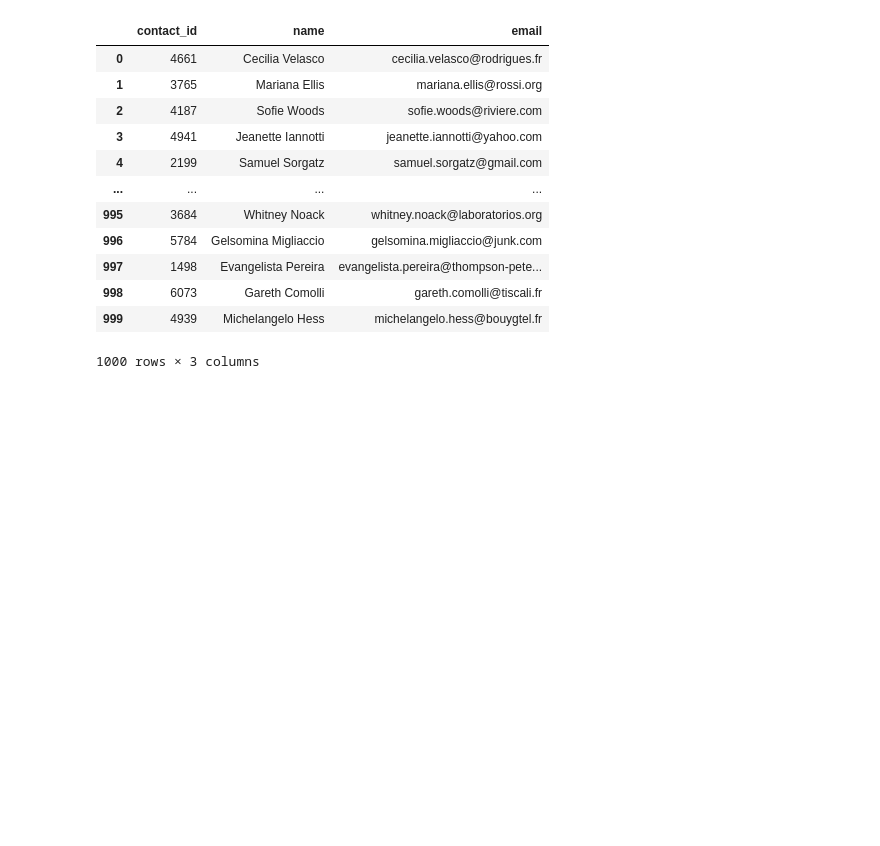
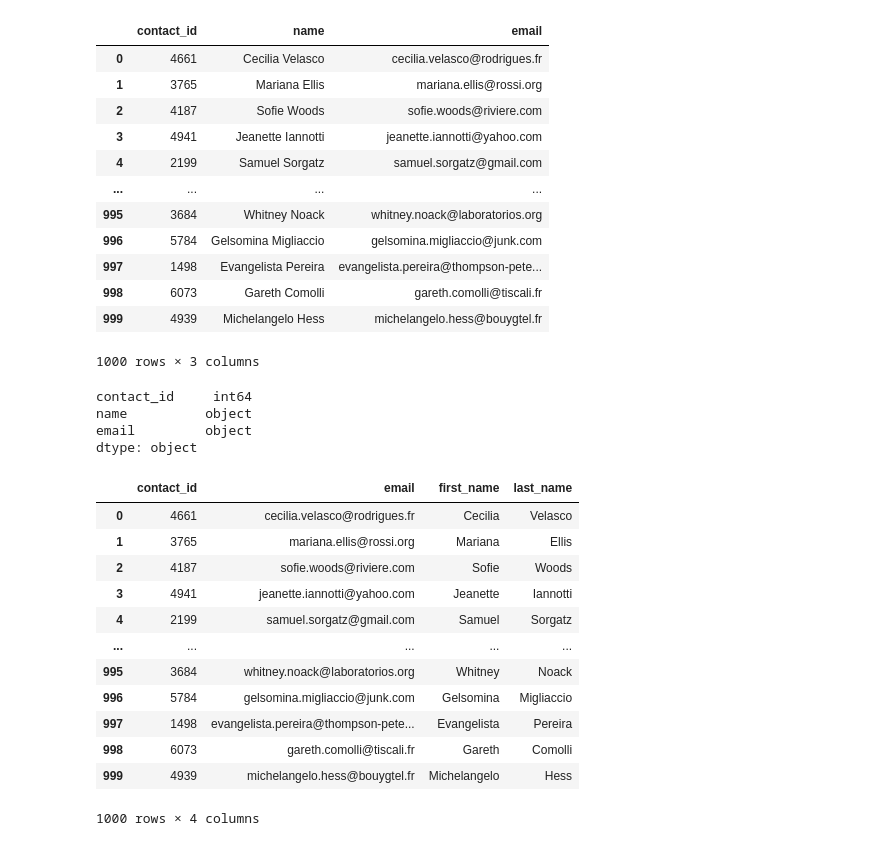
Before and after one commit to aarschne/project2, a Jupyter notebook: project_2_combined.ipynb, the cells around one changed output. Drawn from its saved outputs; the diff is of its cells as text; code cells hidden in the pictures; blank space fills up the shorter version.

```diff
--- a/project_2_combined.ipynb
+++ b/project_2_combined.ipynb
@@ -391,3 +391,36 @@ contact_info_df_dict
 | 998 | 6073 | Gareth Comolli | gareth.comolli@tiscali.fr |
 | 999 | 4939 | Michelangelo Hess | michelangelo.hess@bouygtel.fr |
 1000 rows × 3 columns
+# %%
+# Check the datatypes.
+contact_info_df_dict.dtypes
+# %% [output]
+contact_id     int64
+name          object
+email         object
+dtype: object
+# %%
+# Create a "first"name" and "last_name" column with the first and last names from the "name" column.
+name_df = contact_info_df_dict["name"].str.split(" ", expand = True)
+contact_info_df_dict["first_name"] = name_df[0]
+contact_info_df_dict["last_name"] = name_df[1]
+
+
+# Drop the contact_name column
+contact_info_df_dict.drop(["name"], inplace = True, axis = 1)
+
+contact_info_df_dict
+# %% [output]
+|  | contact_id | email | first_name | last_name |
+| 0 | 4661 | cecilia.velasco@rodrigues.fr | Cecilia | Velasco |
+| 1 | 3765 | mariana.ellis@rossi.org | Mariana | Ellis |
+| 2 | 4187 | sofie.woods@riviere.com | Sofie | Woods |
+| 3 | 4941 | jeanette.iannotti@yahoo.com | Jeanette | Iannotti |
+| 4 | 2199 | samuel.sorgatz@gmail.com | Samuel | Sorgatz |
+| ... | ... | ... | ... | ... |
+| 995 | 3684 | whitney.noack@laboratorios.org | Whitney | Noack |
+| 996 | 5784 | gelsomina.migliaccio@junk.com | Gelsomina | Migliaccio |
+| 997 | 1498 | evangelista.pereira@thompson-pete... | Evangelista | Pereira |
+| 998 | 6073 | gareth.comolli@tiscali.fr | Gareth | Comolli |
+| 999 | 4939 | michelangelo.hess@bouygtel.fr | Michelangelo | Hess |
+1000 rows × 4 columns
```
Also changed, not shown: parts of 3 cells of this notebook.
